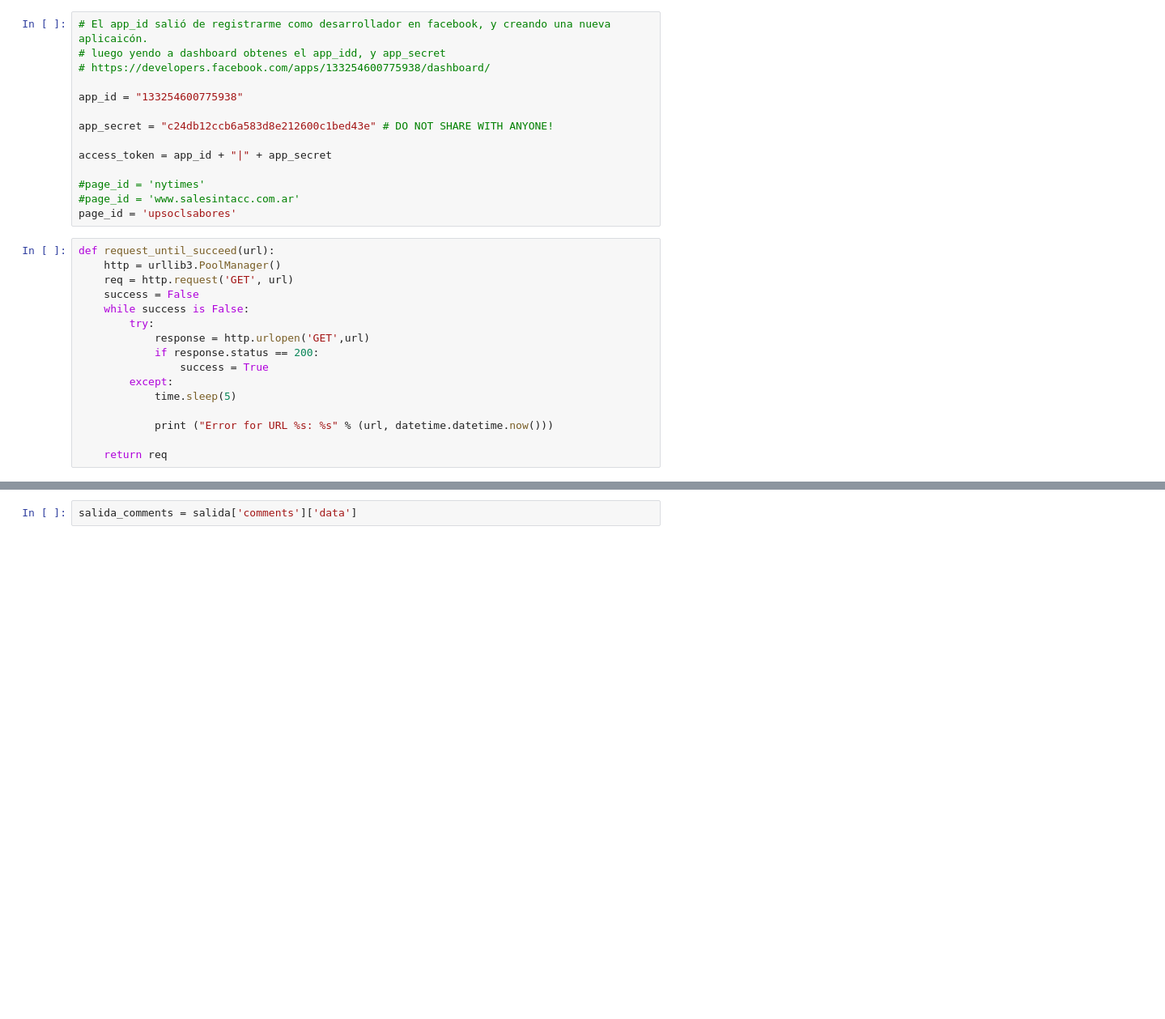
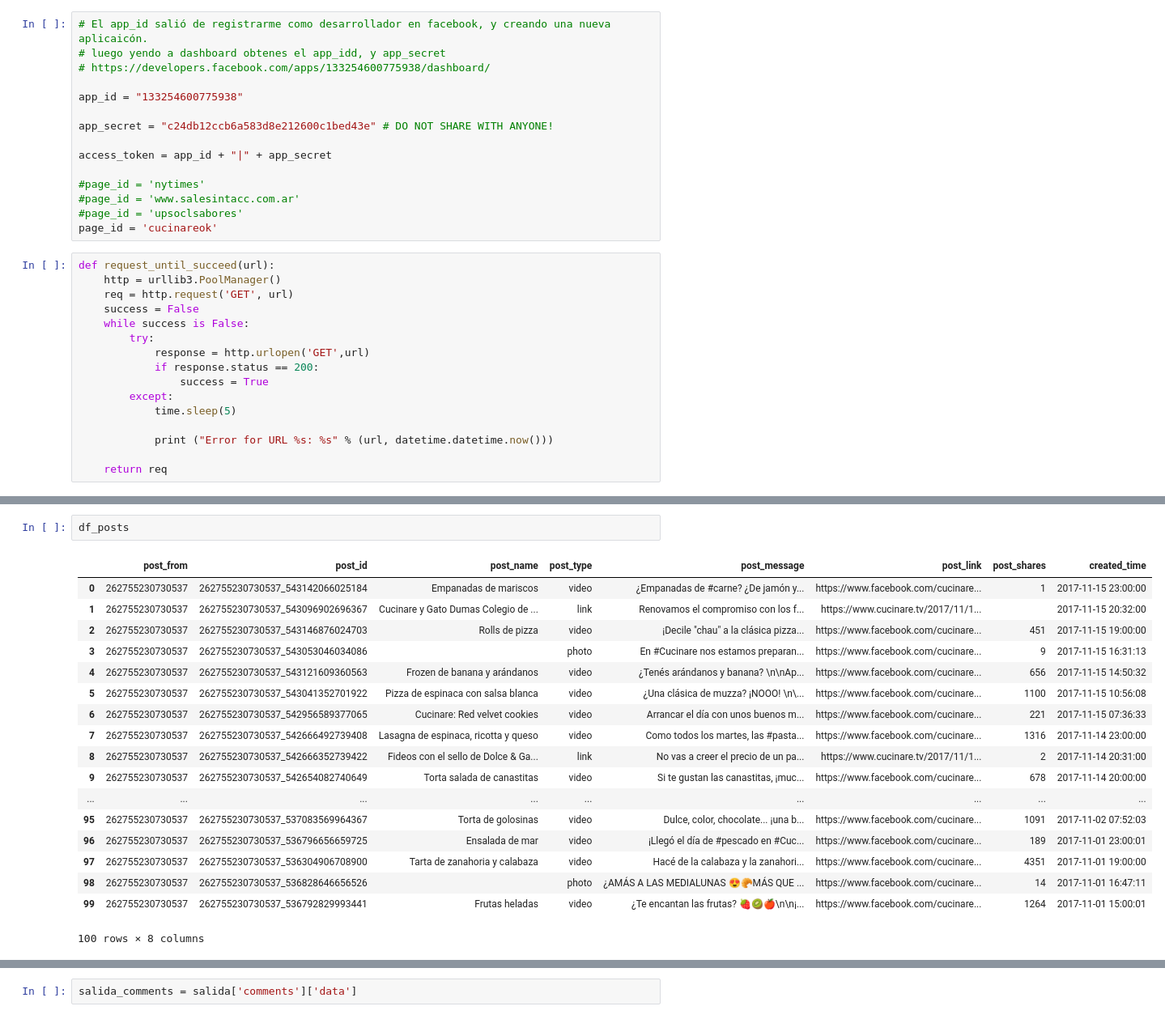
Before and after one commit to amarreropizarro/NLP, a Jupyter notebook: NLP-checkpoint.ipynb, the cells around one changed output, grey strips where cells are left out. Shown at 81% size. Drawn from its saved outputs; the diff is of its cells as text; blank space fills up the shorter version.

```diff
--- a/NLP-checkpoint.ipynb
+++ b/NLP-checkpoint.ipynb
@@ -25,7 +26,8 @@ access_token = app_id + "|" + app_secret
 
 #page_id = 'nytimes'
 #page_id = 'www.salesintacc.com.ar'
-page_id = 'upsoclsabores'
+#page_id = 'upsoclsabores'
+page_id = 'cucinareok'
 # %%
 def request_until_succeed(url):
     http = urllib3.PoolManager()
@@ -63,0 +91,21 @@ salida = getFacebookPageFeedData(page_id, access_token, 1)["data"][0]
+# %%
+df_posts
+# %% [output]
+|  | post_from | post_id | post_name | post_type | post_message | post_link | post_shares | created_time |
+| 0 | 262755230730537 | 262755230730537_543142066025184 | Empanadas de mariscos | video | ¿Empanadas de #carne? ¿De jamón y... | https://www.facebook.com/cucinare... | 1 | 2017-11-15 23:00:00 |
+| 1 | 262755230730537 | 262755230730537_543096902696367 | Cucinare y Gato Dumas Colegio de ... | link | Renovamos el compromiso con los f... | https://www.cucinare.tv/2017/11/1... |  | 2017-11-15 20:32:00 |
+| 2 | 262755230730537 | 262755230730537_543146876024703 | Rolls de pizza | video | ¡Decile "chau" a la clásica pizza... | https://www.facebook.com/cucinare... | 451 | 2017-11-15 19:00:00 |
+| 3 | 262755230730537 | 262755230730537_543053046034086 |  | photo | En #Cucinare nos estamos preparan... | https://www.facebook.com/cucinare... | 9 | 2017-11-15 16:31:13 |
+| 4 | 262755230730537 | 262755230730537_543121609360563 | Frozen de banana y arándanos | video | ¿Tenés arándanos y banana? \n\nAp... | https://www.facebook.com/cucinare... | 656 | 2017-11-15 14:50:32 |
+| 5 | 262755230730537 | 262755230730537_543041352701922 | Pizza de espinaca con salsa blanca | video | ¿Una clásica de muzza? ¡NOOO! \n\... | https://www.facebook.com/cucinare... | 1100 | 2017-11-15 10:56:08 |
+| 6 | 262755230730537 | 262755230730537_542956589377065 | Cucinare: Red velvet cookies | video | Arrancar el día con unos buenos m... | https://www.facebook.com/cucinare... | 221 | 2017-11-15 07:36:33 |
+| 7 | 262755230730537 | 262755230730537_542666492739408 | Lasagna de espinaca, ricotta y queso | video | Como todos los martes, las #pasta... | https://www.facebook.com/cucinare... | 1316 | 2017-11-14 23:00:00 |
+| 8 | 262755230730537 | 262755230730537_542666352739422 | Fideos con el sello de Dolce & Ga... | link | No vas a creer el precio de un pa... | https://www.cucinare.tv/2017/11/1... | 2 | 2017-11-14 20:31:00 |
+| 9 | 262755230730537 | 262755230730537_542654082740649 | Torta salada de canastitas | video | Si te gustan las canastitas, ¡muc... | https://www.facebook.com/cucinare... | 678 | 2017-11-14 20:00:00 |
+| ... | ... | ... | ... | ... | ... | ... | ... | ... |
+| 95 | 262755230730537 | 262755230730537_537083569964367 | Torta de golosinas | video | Dulce, color, chocolate... ¡una b... | https://www.facebook.com/cucinare... | 1091 | 2017-11-02 07:52:03 |
+| 96 | 262755230730537 | 262755230730537_536796656659725 | Ensalada de mar | video | ¡Llegó el día de #pescado en #Cuc... | https://www.facebook.com/cucinare... | 189 | 2017-11-01 23:00:01 |
+| 97 | 262755230730537 | 262755230730537_536304906708900 | Tarta de zanahoria y calabaza | video | Hacé de la calabaza y la zanahori... | https://www.facebook.com/cucinare... | 4351 | 2017-11-01 19:00:00 |
+| 98 | 262755230730537 | 262755230730537_536828646656526 |  | photo | ¿AMÁS A LAS MEDIALUNAS 😍🥐MÁS QUE ... | https://www.facebook.com/cucinare... | 14 | 2017-11-01 16:47:11 |
+| 99 | 262755230730537 | 262755230730537_536792829993441 | Frutas heladas | video | ¿Te encantan las frutas? 🍓🥝🍎\n\n¡... | https://www.facebook.com/cucinare... | 1264 | 2017-11-01 15:00:01 |
+100 rows × 8 columns
```
Also changed, not shown: parts of 13 cells of this notebook.
